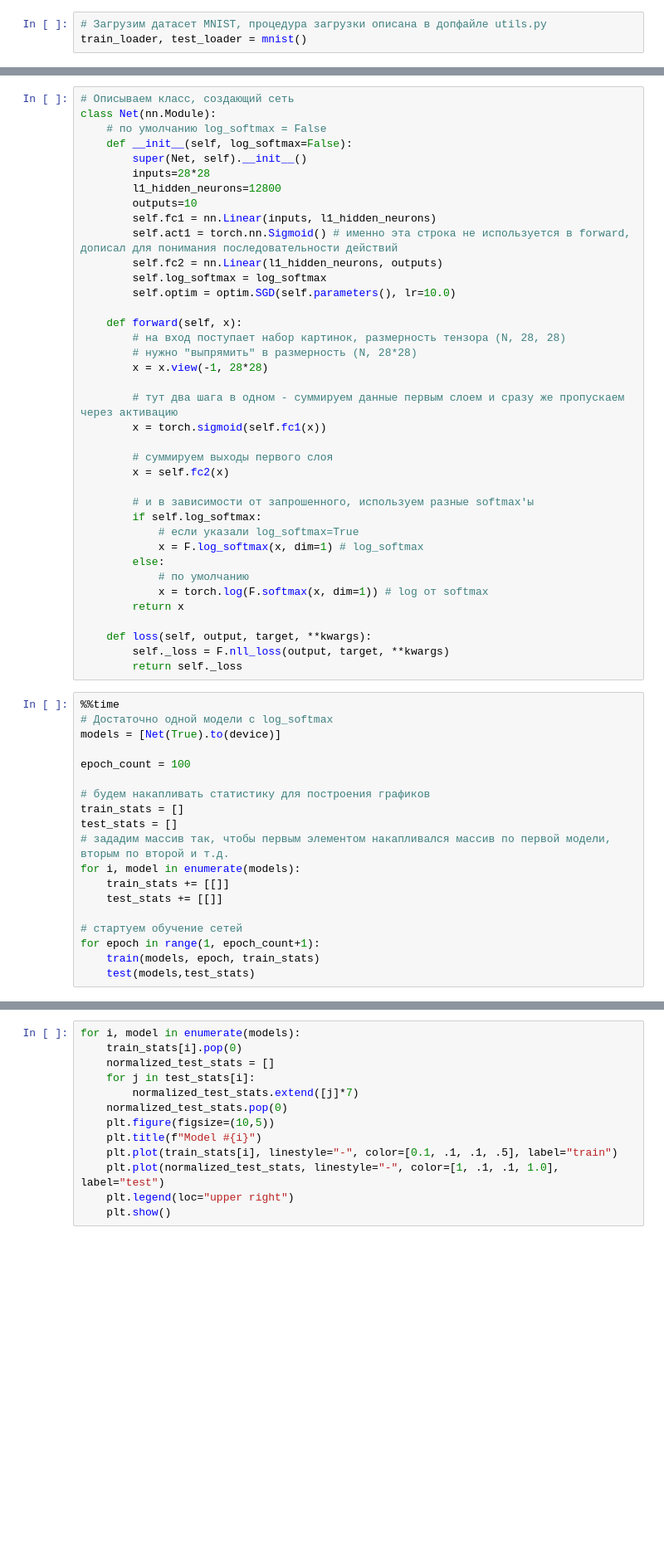
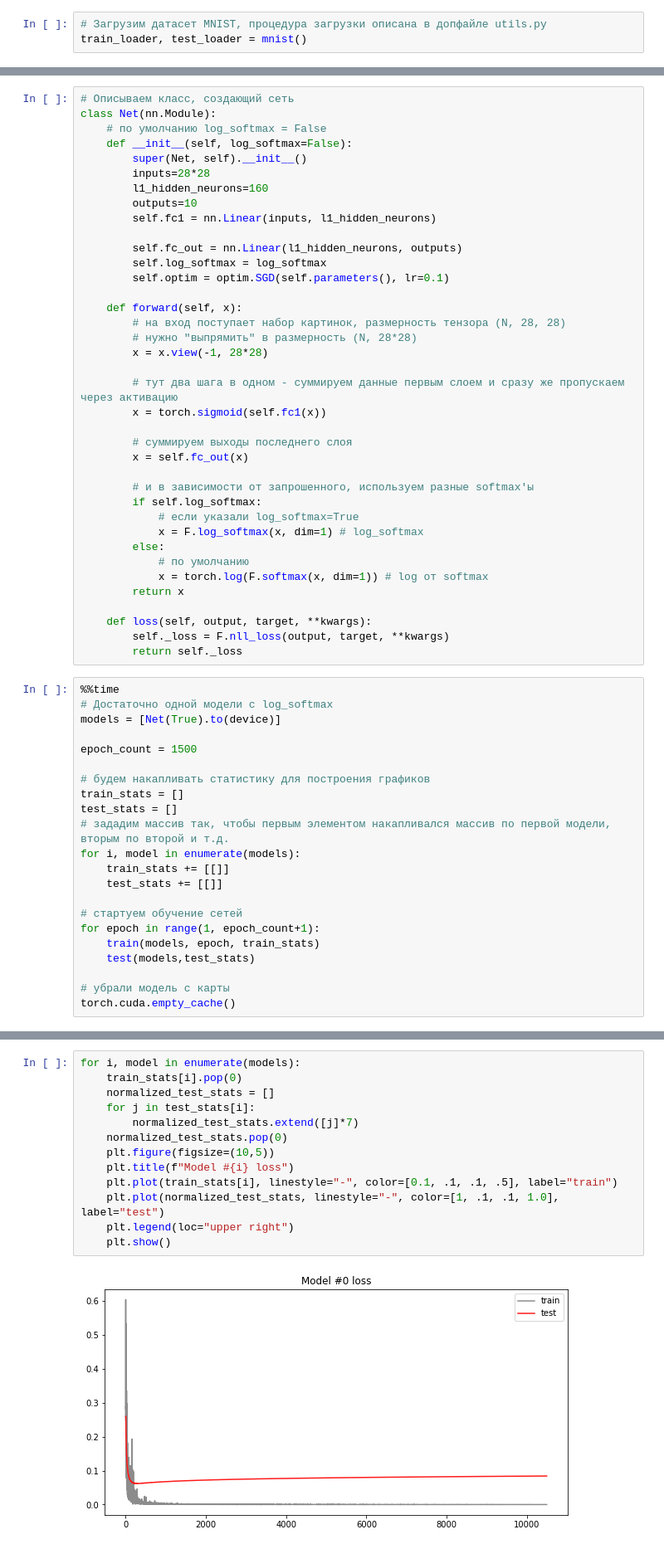
Before and after one commit to Torchun/otus, a Jupyter notebook: DL/2020/homework/3/1_mnist_mlp_homework.ipynb, the cells around one changed output, grey strips where cells are left out. Shown: that part at 83% size. Saved outputs shown, nothing was run; the diff lists cells and outputs as text; blank space fills up the shorter version.

```diff
--- a/DL/2020/homework/3/1_mnist_mlp_homework.ipynb
+++ b/DL/2020/homework/3/1_mnist_mlp_homework.ipynb
@@ -230,13 +228,13 @@ class Net(nn.Module):
     def __init__(self, log_softmax=False):
         super(Net, self).__init__()
         inputs=28*28
-        l1_hidden_neurons=12800
+        l1_hidden_neurons=160
         outputs=10
         self.fc1 = nn.Linear(inputs, l1_hidden_neurons)
-        self.act1 = torch.nn.Sigmoid() # именно эта строка не используется в forward, дописал для понимания последовательности действий
-        self.fc2 = nn.Linear(l1_hidden_neurons, outputs)
+
+        self.fc_out = nn.Linear(l1_hidden_neurons, outputs)
         self.log_softmax = log_softmax
-        self.optim = optim.SGD(self.parameters(), lr=10.0)
+        self.optim = optim.SGD(self.parameters(), lr=0.1)
 
     def forward(self, x):
         # на вход поступает набор картинок, размерность тензора (N, 28, 28)
@@ -246,8 +244,8 @@ class Net(nn.Module):
         # тут два шага в одном - суммируем данные первым слоем и сразу же пропускаем через активацию
         x = torch.sigmoid(self.fc1(x))
 
-        # суммируем выходы первого слоя
-        x = self.fc2(x)
+        # суммируем выходы последнего слоя
+        x = self.fc_out(x)
 
         # и в зависимости от запрошенного, используем разные softmax'ы
         if self.log_softmax:
@@ -266,7 +264,7 @@ class Net(nn.Module):
 # Достаточно одной модели с log_softmax
 models = [Net(True).to(device)]
 
-epoch_count = 100
+epoch_count = 1500
 
 # будем накапливать статистику для построения графиков
 train_stats = []
@@ -280,4 +278,7 @@ for i, model in enumerate(models):
 for epoch in range(1, epoch_count+1):
     train(models, epoch, train_stats)
     test(models,test_stats)
+
+# убрали модель с карты
+torch.cuda.empty_cache()
 # %% [output]
@@ -301,13 +302,15 @@ Train Epoch: 15 [30000/60000 (50.0%)]           Losses:  0: 0.8496
 # %%
 for i, model in enumerate(models):
     train_stats[i].pop(0)
     normalized_test_stats = []
     for j in test_stats[i]:
         normalized_test_stats.extend([j]*7)
     normalized_test_stats.pop(0)
     plt.figure(figsize=(10,5))
-    plt.title(f"Model #{i}")
+    plt.title(f"Model #{i} loss")
     plt.plot(train_stats[i], linestyle="-", color=[0.1, .1, .1, .5], label="train")
     plt.plot(normalized_test_stats, linestyle="-", color=[1, .1, .1, 1.0], label="test")
     plt.legend(loc="upper right")
     plt.show()
+# %% [output]
+[figure, added]
```
Also changed, not shown: parts of 7 cells of this notebook.
